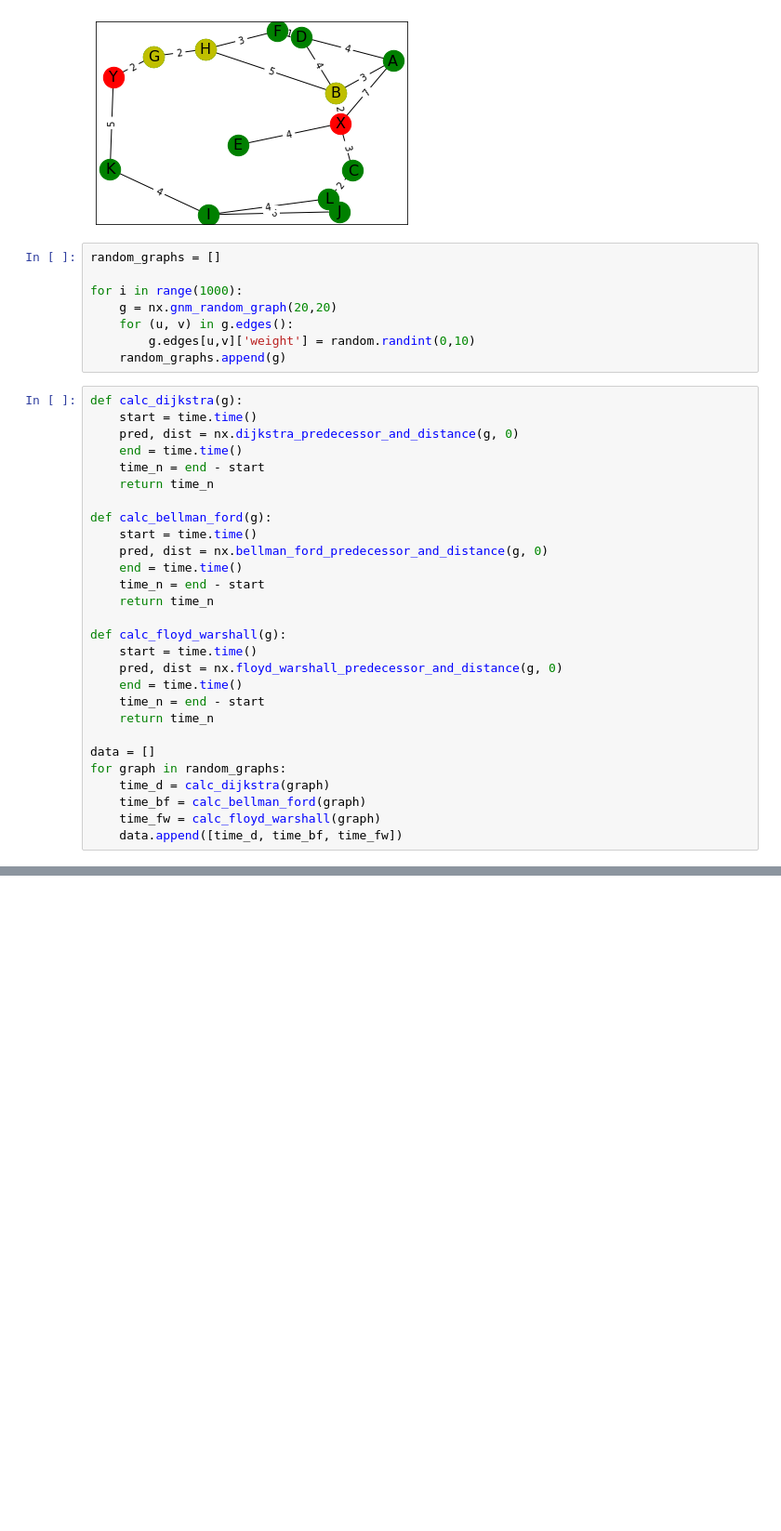
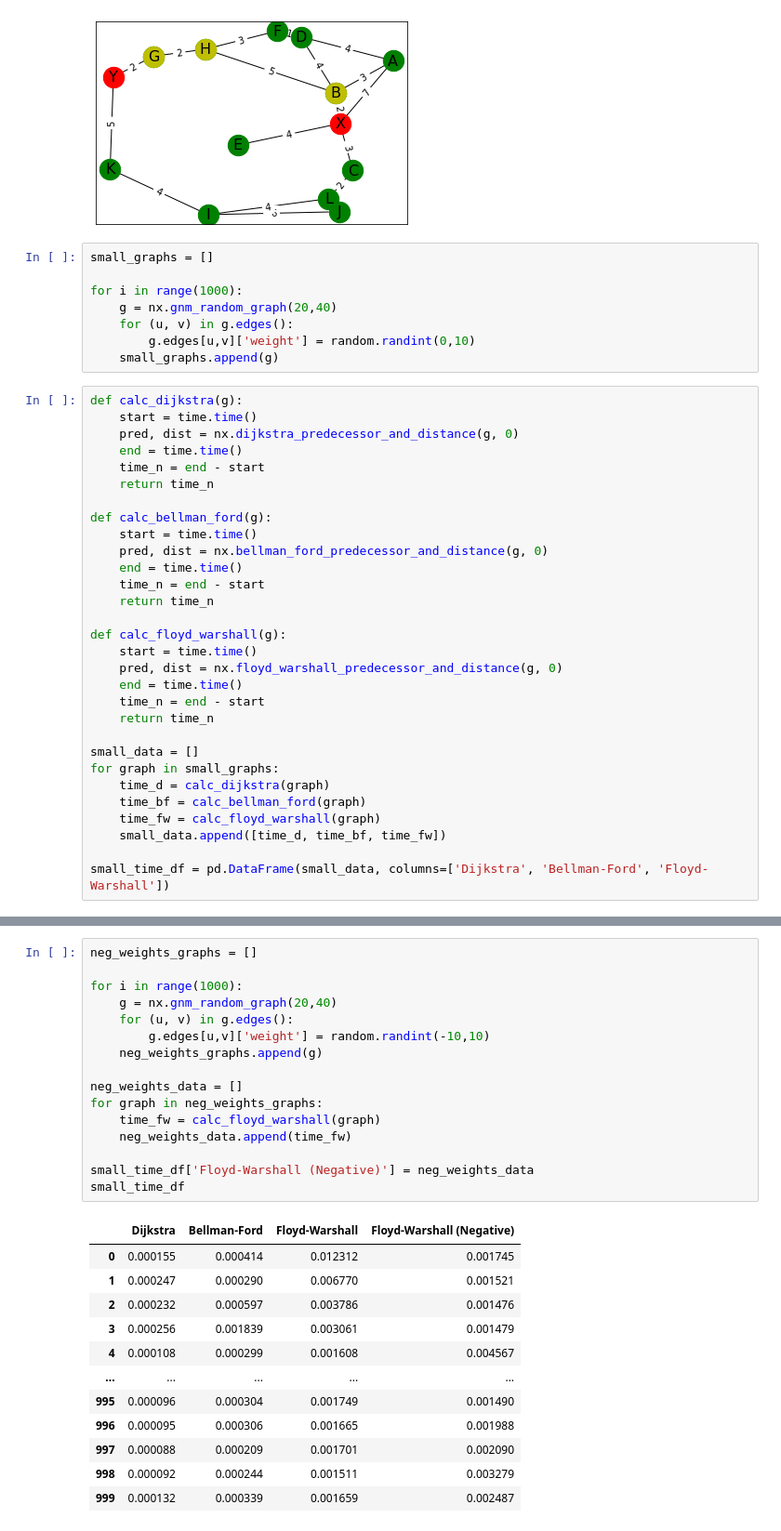
Before and after one commit to funkjo/shortest-path-networking, a Jupyter notebook: main.ipynb, the cells around one changed output, grey strips where cells are left out. Shown: that part at 93% size. Drawn from its saved outputs; the diff is of its cells as text; blank space fills up the shorter version.

Commit message:
calculate time on small graphs, large graphs, and graphs with negative weights

```diff
--- a/main.ipynb
+++ b/main.ipynb
@@ -142,13 +144,13 @@ draw_shortest_path_graph(G, pos, nodes, targets, labels, path_nodes_bf)
 # %% [output]
 [figure]
 # %%
-random_graphs = []
+small_graphs = []
 
 for i in range(1000):
-    g = nx.gnm_random_graph(20,20)
+    g = nx.gnm_random_graph(20,40)
     for (u, v) in g.edges():
         g.edges[u,v]['weight'] = random.randint(0,10)
-    random_graphs.append(g)
+    small_graphs.append(g)
 # %%
 def calc_dijkstra(g):
     start = time.time()
@@ -171,9 +173,11 @@ def calc_floyd_warshall(g):
     time_n = end - start
     return time_n
 
-data = []
-for graph in random_graphs:
+small_data = []
+for graph in small_graphs:
     time_d = calc_dijkstra(graph)
     time_bf = calc_bellman_ford(graph)
     time_fw = calc_floyd_warshall(graph)
-    data.append([time_d, time_bf, time_fw])
+    small_data.append([time_d, time_bf, time_fw])
+
+small_time_df = pd.DataFrame(small_data, columns=['Dijkstra', 'Bellman-Ford', 'Floyd-Warshall'])
@@ -196,0 +184,29 @@ time_df
+# %%
+neg_weights_graphs = []
+
+for i in range(1000):
+    g = nx.gnm_random_graph(20,40)
+    for (u, v) in g.edges():
+        g.edges[u,v]['weight'] = random.randint(-10,10)
+    neg_weights_graphs.append(g)
+
+neg_weights_data = []
+for graph in neg_weights_graphs:
+    time_fw = calc_floyd_warshall(graph)
+    neg_weights_data.append(time_fw)
+
+small_time_df['Floyd-Warshall (Negative)'] = neg_weights_data
+small_time_df
+# %% [output]
+|  | Dijkstra | Bellman-Ford | Floyd-Warshall | Floyd-Warshall (Negative) |
+| 0 | 0.000155 | 0.000414 | 0.012312 | 0.001745 |
+| 1 | 0.000247 | 0.000290 | 0.006770 | 0.001521 |
+| 2 | 0.000232 | 0.000597 | 0.003786 | 0.001476 |
+| 3 | 0.000256 | 0.001839 | 0.003061 | 0.001479 |
+| 4 | 0.000108 | 0.000299 | 0.001608 | 0.004567 |
+| ... | ... | ... | ... | ... |
+| 995 | 0.000096 | 0.000304 | 0.001749 | 0.001490 |
+| 996 | 0.000095 | 0.000306 | 0.001665 | 0.001988 |
+| 997 | 0.000088 | 0.000209 | 0.001701 | 0.002090 |
+| 998 | 0.000092 | 0.000244 | 0.001511 | 0.003279 |
+| 999 | 0.000132 | 0.000339 | 0.001659 | 0.002487 |
```
Also changed, not shown: parts of 4 cells of this notebook.
